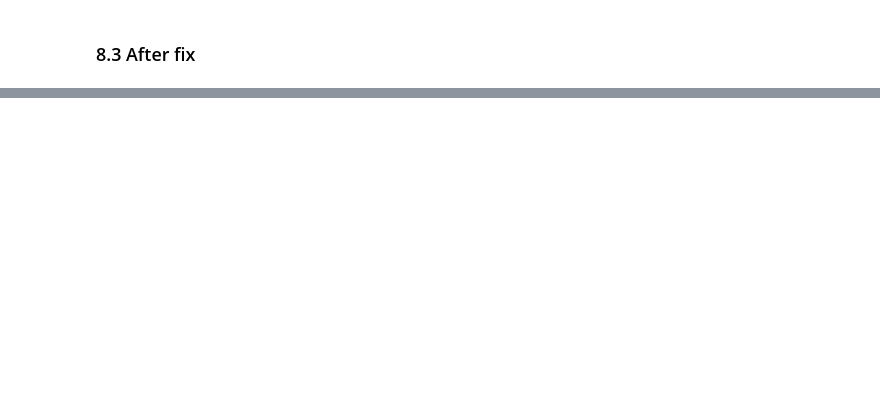
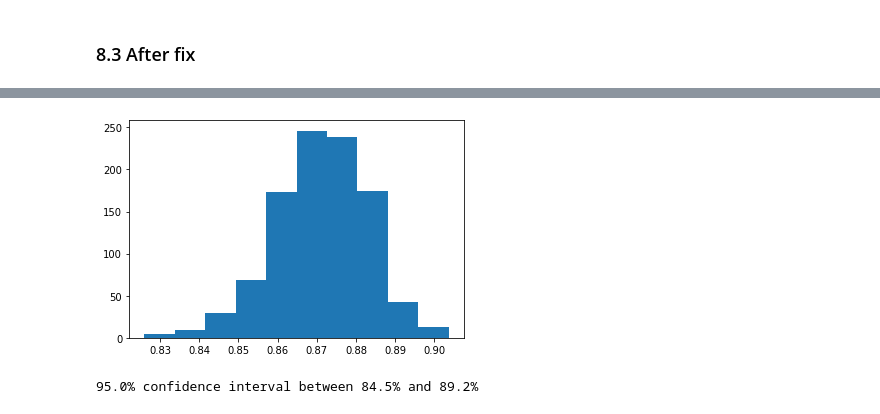
Before and after one commit to NhatTanVu/AI-ML, a Jupyter notebook: Feature Engineering, Model Selection & Tuning/[Project] - Concrete Strength Prediction/Project 4/Project_4_Tan_G8_v2.ipynb, the cells around one changed output, grey strips where cells are left out. Saved outputs shown, nothing was run; the diff lists cells and outputs as text; code cells hidden in the pictures; blank space fills up the shorter version.

```diff
--- a/Feature Engineering, Model Selection & Tuning/[Project] - Concrete Strength Prediction/Project 4/Project_4_Tan_G8.ipynb
+++ b/Feature Engineering, Model Selection & Tuning/[Project] - Concrete Strength Prediction/Project 4/Project_4_Tan_G8_v2.ipynb
@@ -500,0 +348,4 @@ X_test SVM regression with polynomial features and linear kernel acc:0.871779168
+# %%
+from sklearn.linear_model import Ridge
+ridge_poly = Ridge(alpha=.3)
+ridge_poly.fit(X_train_poly, y_train_poly)
@@ -500,0 +369,4 @@ X_test SVM regression with polynomial features and linear kernel acc:0.871779168
+# %%
+from sklearn.linear_model import Lasso
+lasso_poly = Lasso(alpha=0.1)
+lasso_poly.fit(X_train_poly,y_train_poly)
@@ -500,0 +392,4 @@ X_test SVM regression with polynomial features and linear kernel acc:0.871779168
+# %%
+from sklearn.ensemble import RandomForestRegressor
+rfr_poly = RandomForestRegressor(n_estimators=100, random_state=1)
+rfr_poly.fit(X_train_poly, y_train_poly)
@@ -500,0 +505,20 @@ X_test SVM regression with polynomial features and linear kernel acc:0.871779168
+# %%
+scaler = StandardScaler()
+values = np.concatenate([scaler.fit_transform(X_poly), y], axis=1)
+
+# configure bootstrap
+n_iterations = 1000              # Number of bootstrap samples to create
+n_size = int(len(concreteData) * 0.50)    # picking only 50 % of the given data in every bootstrap sample
+
+# run bootstrap
+stats = list()
+for i in range(n_iterations):
+	# prepare train and test sets
+	train = resample(values, n_samples=n_size)  # Sampling with replacement
+	test = np.array([x for x in values if x.tolist() not in train.tolist()])  # picking rest of the data not considered in sample
+    # fit model
+	rfr_poly.fit(train[:,:-1], train[:,-1])
+    # evaluate model
+	score = rfr_poly.score(test[:,:-1], test[:,-1])
+	print(str(i) + ".\t" + str(score))
+	stats.append(score)
@@ -500,0 +543,14 @@ X_test SVM regression with polynomial features and linear kernel acc:0.871779168
+# %%
+# plot scores
+plt.hist(stats)
+plt.show()
+# confidence intervals
+alpha = 0.95                             # for 95% confidence
+p = ((1.0-alpha)/2.0) * 100              # tail regions on right and left .25 on each side indicated by P value (border)
+lower = max(0.0, np.percentile(stats, p))
+p = (alpha+((1.0-alpha)/2.0)) * 100
+upper = min(1.0, np.percentile(stats, p))
+print('%.1f%% confidence interval between %.1f%% and %.1f%%' % (alpha*100, lower*100, upper*100))
+# %% [output]
+[figure, added]
+95.0% confidence interval between 84.5% and 89.2%
```
Also changed, not shown: parts of 72 cells of this notebook.
